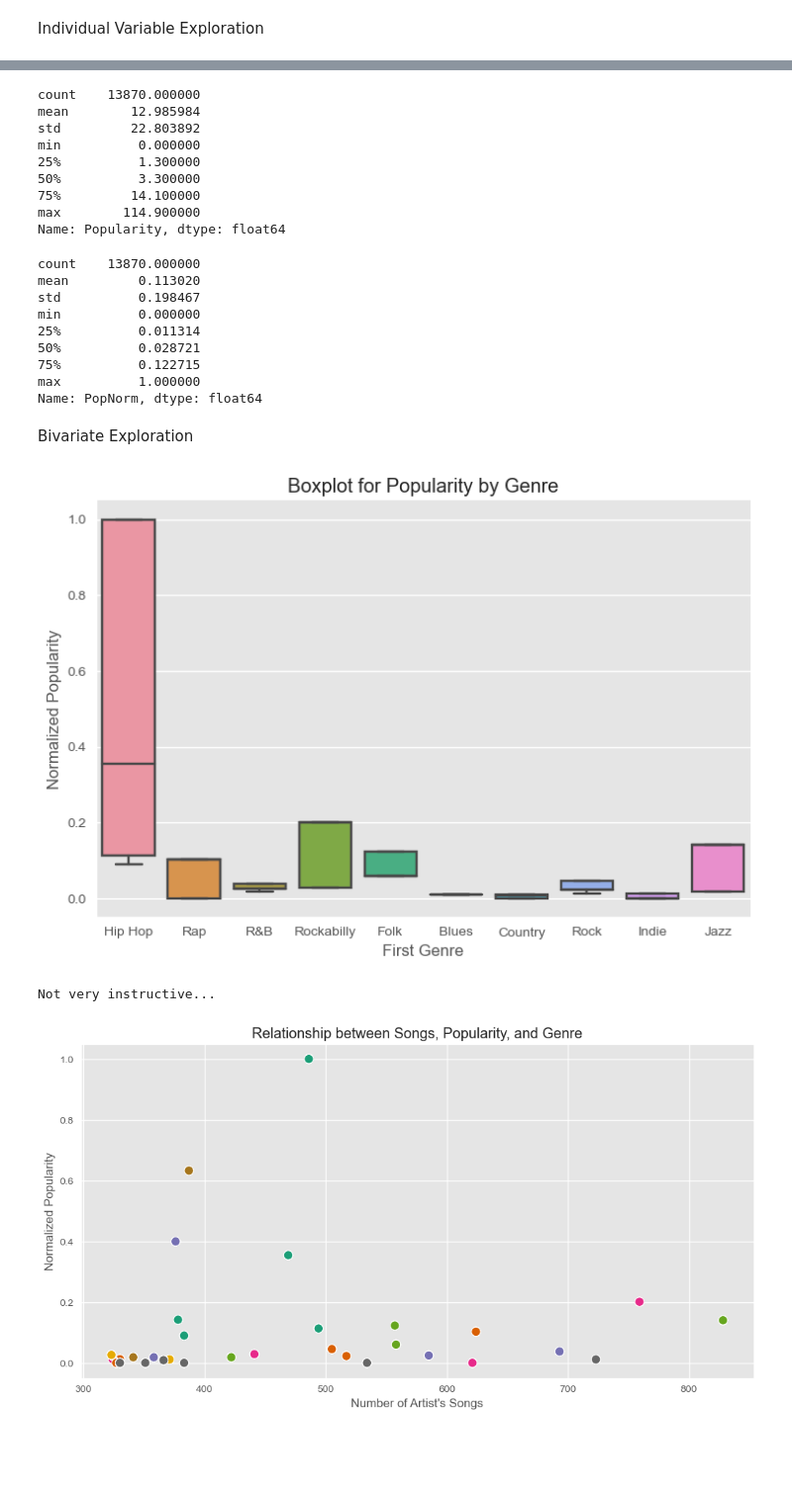
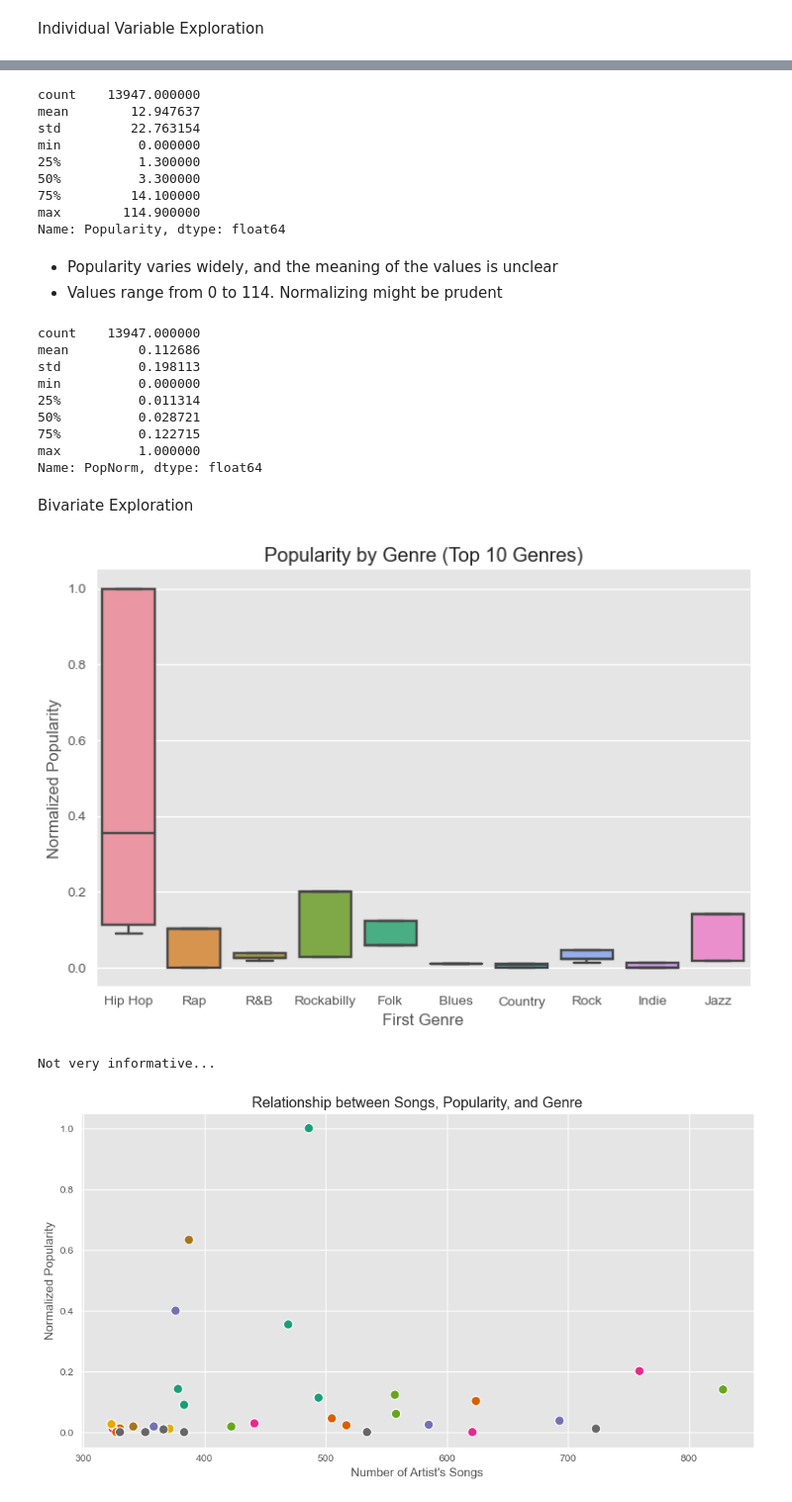
Before and after one commit to kennyta0204/Capstone-Project, a Jupyter notebook: Exploration.ipynb, the cells around one changed output, grey strips where cells are left out. Shown at 99% size. Saved outputs shown, nothing was run; the diff lists cells and outputs as text; code cells hidden in the pictures; blank space fills up the shorter version.

```diff
--- a/Exploration.ipynb
+++ b/Exploration.ipynb
@@ -16,16 +16,15 @@ rcParams['figure.figsize'] = (12,6)
 # %% [markdown]
 #### Prepare
 # %%
-data_dir = 'data/'
+data_dir = ''
 # %%
 # load data
-lyrics = pd.read_csv(data_dir + 'clean_lyrics_df.csv', index_col='Unnamed: 0')
+lyrics = pd.read_csv(data_dir + 'clean_lyrics_df.csv')
 artist = pd.read_csv(data_dir + 'artists-data.csv')
 
 lyrics['ALink'] = lyrics['ALink'].apply(lambda x: f'/{x.replace(" ","-")}/')
 
 df = lyrics.merge(artist, left_on='ALink', right_on='Link')
 df.drop(df[df['language']!='en'].index, inplace=True)
-df.drop(['ALink','SLink','Link','language','features'], axis=1, inplace=True)
+df.drop(['ALink','SLink','Link','language'], axis=1, inplace=True)
 df.rename(columns={'SName': 'Title'}, inplace=True)
-df.head()
@@ -142,23 +131,26 @@ Name: Songs, dtype: float64
 # %%
 df['Popularity'].describe()
 # %% [output]
-count    13870.000000
-mean        12.985984
-std         22.803892
+count    13947.000000
+mean        12.947637
+std         22.763154
 min          0.000000
 25%          1.300000
 50%          3.300000
 75%         14.100000
 max        114.900000
 Name: Popularity, dtype: float64
+# %% [markdown]
+- Popularity varies widely, and the meaning of the values is unclear
+- Values range from 0 to 114. Normalizing might be prudent
 # %%
 # Normalize popularity
 df['PopNorm'] = (df['Popularity'] - df['Popularity'].min()) / (df['Popularity'].max() - df['Popularity'].min())
 df['PopNorm'].describe()
 # %% [output]
-count    13870.000000
-mean         0.113020
-std          0.198467
+count    13947.000000
+mean         0.112686
+std          0.198113
 min          0.000000
 25%          0.011314
 50%          0.028721
@@ -169,17 +161,17 @@ Name: PopNorm, dtype: float64
 Bivariate Exploration
 # %%
 df['Genre_1'] = df['Genres'].apply(lambda x: x.split(';')[0])
-top_5_genres = df.groupby('Genre_1')['Title'].count().sort_values(ascending=False).reset_index()['Genre_1'][:10]
+top_10_genres = df.groupby('Genre_1')['Title'].count().sort_values(ascending=False).reset_index()['Genre_1'][:10]
 # %%
-sns.catplot(x='Genre_1', y='PopNorm', data=df[df['Genre_1'].isin(top_5_genres)], kind='box', aspect=1.5)
-plt.title("Boxplot for Popularity by Genre")
+sns.catplot(x='Genre_1', y='PopNorm', data=df[df['Genre_1'].isin(top_10_genres)], kind='box', aspect=1.5)
+plt.title("Popularity by Genre (Top 10 Genres)")
 plt.xlabel('First Genre')
 plt.ylabel('Normalized Popularity')
 plt.show()
-print('Not very instructive...')
+print('Not very informative...')
 # %% [output]
-[figure, old version]
+[figure, new version]
-Not very instructive...
+Not very informative...
 # %%
 sns.scatterplot(x="Songs", y="PopNorm", hue="Genre_1", data=df, palette="Dark2", s=80, legend=False)
 plt.title("Relationship between Songs, Popularity, and Genre")
```
Also changed, not shown: parts of 12 cells of this notebook, 1 other file.
